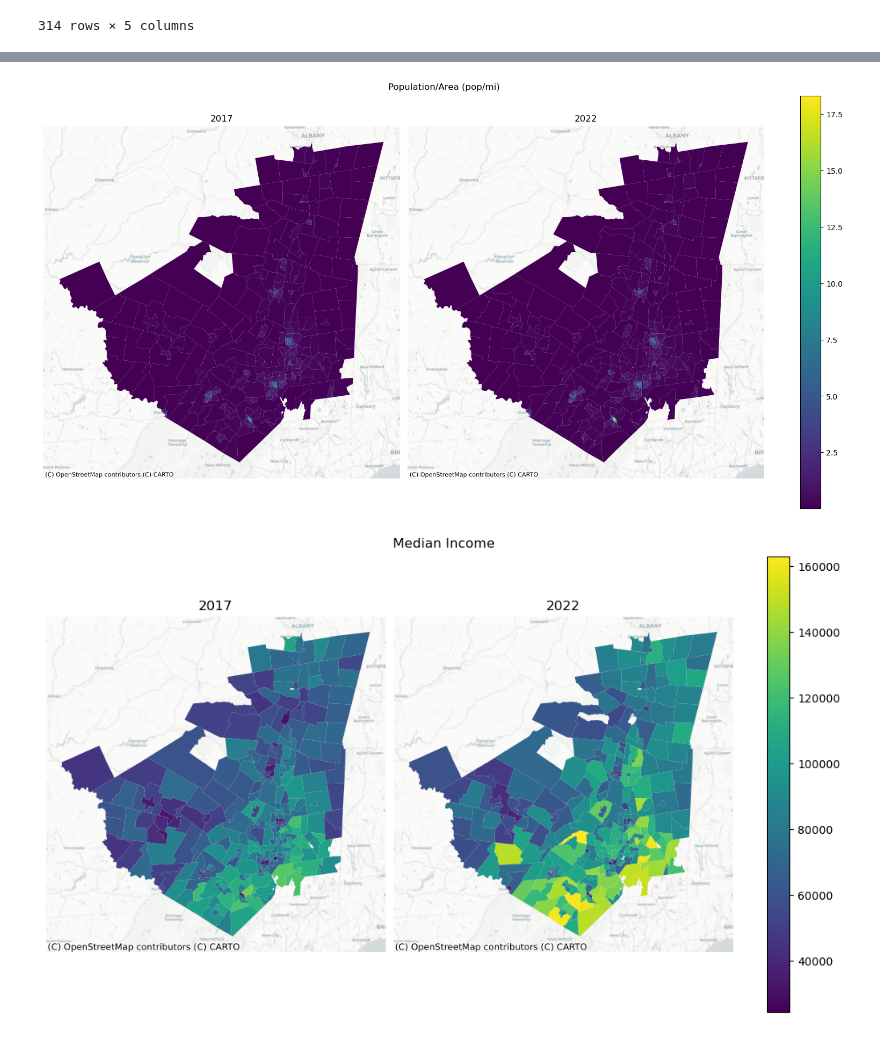
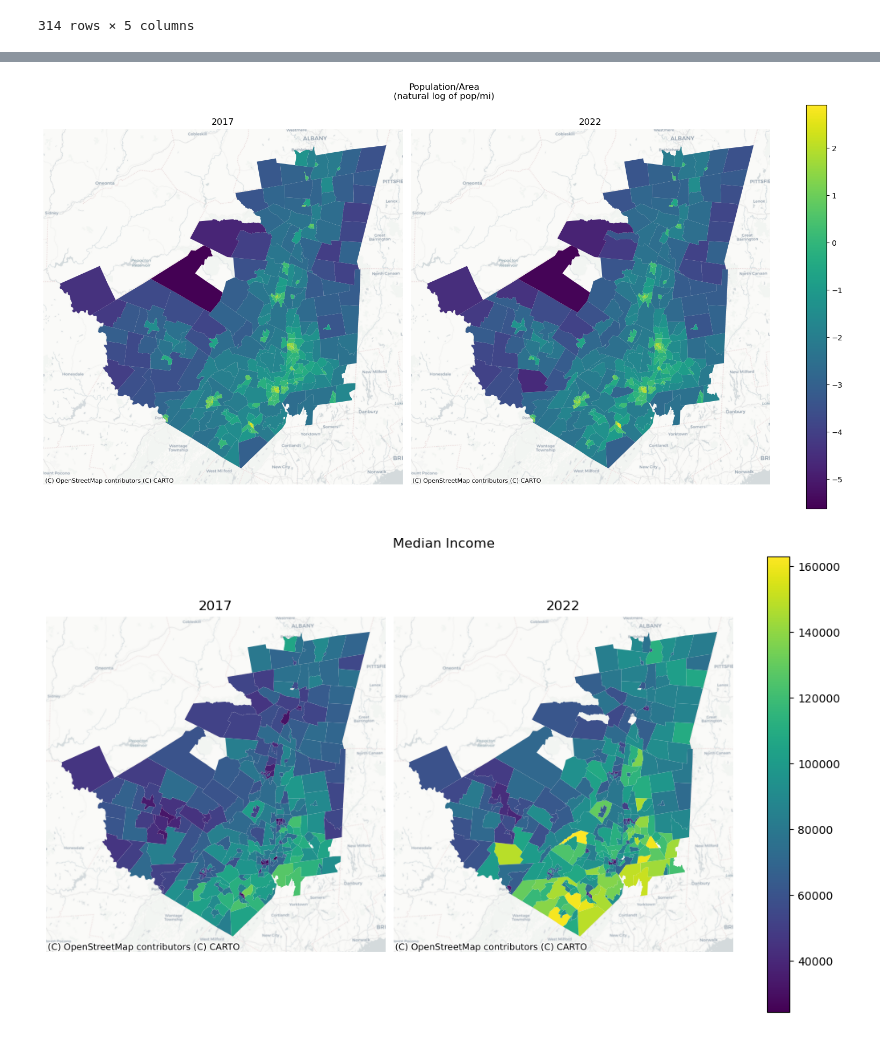
Before and after one commit to dkrasne/nys_farms, a Jupyter notebook: nys_farms_2_census.ipynb, the cells around one changed output, grey strips where cells are left out. Saved outputs shown, nothing was run; the diff lists cells and outputs as text; code cells hidden in the pictures.

```diff
--- a/nys_farms_2_census.ipynb
+++ b/nys_farms_2_census.ipynb
@@ -396,3 +397,23 @@ acsvar_dict['2017']['B01003']['variables'][0]['data']
 | 413 | 36 | 001 | 014302 | Census Tract 143.02, Albany Count... | 8458 |
 | 414 | 36 | 021 | 000100 | Census Tract 1, Columbia County, ... | 2367 |
 314 rows × 5 columns
+# %%
+pop2017 = gdf_tracts_core_2017.merge(acsvar_dict['2017']['B01003']['variables'][0]['data'], how='left', left_on=['STATEFP','COUNTYFP','TRACTCE'], right_on=["STATE",'COUNTY','TRACT']).assign(pop_area = lambda df: df.B01003_001E/meters_to_miles(df.ALAND))
+pop2022 = gdf_tracts_core_2022.merge(acsvar_dict['2022']['B01003']['variables'][0]['data'], how='left', left_on=['STATEFP','COUNTYFP','TRACTCE'], right_on=["STATE",'COUNTY','TRACT']).assign(pop_area = lambda df: df.B01003_001E/meters_to_miles(df.ALAND))
+vmin = min([pop2017.pop_area.min(),pop2022.pop_area.min()])
+vmax = max([pop2017.pop_area.max(),pop2022.pop_area.max()])
+
+fig, axs = plt.subplots(1,2, constrained_layout=True, figsize=(15,8))
+pop2017.plot(column='pop_area', ax=axs[0], vmin=vmin, vmax=vmax, cmap='viridis').set_axis_off()
+pop2022.plot(column='pop_area', ax=axs[1], vmin=vmin, vmax=vmax, cmap='viridis').set_axis_off()
+
+axs[0].set_title("2017")
+axs[1].set_title("2022")
+
+for ax in axs:
+    cx.add_basemap(ax=ax, crs=pop2017.crs, source=cx.providers.CartoDB.Positron)
+
+cbar = plt.cm.ScalarMappable(norm=plt.Normalize(vmin=vmin, vmax=vmax), cmap='viridis')
+
+fig.colorbar(cbar, ax=axs)
+fig.suptitle("Population/Area (pop/mi)");
@@ -399,25 +422,25 @@ acsvar_dict['2017']['B01003']['variables'][0]['data']
 # %%
-pop2017 = gdf_tracts_core_2017.merge(acsvar_dict['2017']['B01003']['variables'][0]['data'], how='left', left_on=['STATEFP','COUNTYFP','TRACTCE'], right_on=["STATE",'COUNTY','TRACT']).assign(pop_area = lambda df: df.B01003_001E/meters_to_miles(df.ALAND))
-pop2022 = gdf_tracts_core_2022.merge(acsvar_dict['2022']['B01003']['variables'][0]['data'], how='left', left_on=['STATEFP','COUNTYFP','TRACTCE'], right_on=["STATE",'COUNTY','TRACT']).assign(pop_area = lambda df: df.B01003_001E/meters_to_miles(df.ALAND))
+pop2017 = gdf_tracts_core_2017.merge(acsvar_dict['2017']['B01003']['variables'][0]['data'], how='left', left_on=['STATEFP','COUNTYFP','TRACTCE'], right_on=["STATE",'COUNTY','TRACT']).assign(pop_area = lambda df: df.B01003_001E/meters_to_miles(df.ALAND)).assign(pop_area = lambda df: df.pop_area.apply(math.log))
+pop2022 = gdf_tracts_core_2022.merge(acsvar_dict['2022']['B01003']['variables'][0]['data'], how='left', left_on=['STATEFP','COUNTYFP','TRACTCE'], right_on=["STATE",'COUNTY','TRACT']).assign(pop_area = lambda df: df.B01003_001E/meters_to_miles(df.ALAND)).assign(pop_area = lambda df: df.pop_area.apply(math.log))
 vmin = min([pop2017.pop_area.min(),pop2022.pop_area.min()])
 vmax = max([pop2017.pop_area.max(),pop2022.pop_area.max()])
 
 fig, axs = plt.subplots(1,2, constrained_layout=True, figsize=(15,8))
 pop2017.plot(column='pop_area', ax=axs[0], vmin=vmin, vmax=vmax, cmap='viridis').set_axis_off()
 pop2022.plot(column='pop_area', ax=axs[1], vmin=vmin, vmax=vmax, cmap='viridis').set_axis_off()
 
 axs[0].set_title("2017")
 axs[1].set_title("2022")
 
 for ax in axs:
     cx.add_basemap(ax=ax, crs=pop2017.crs, source=cx.providers.CartoDB.Positron)
 
 cbar = plt.cm.ScalarMappable(norm=plt.Normalize(vmin=vmin, vmax=vmax), cmap='viridis')
 
 fig.colorbar(cbar, ax=axs)
-fig.suptitle("Population/Area (pop/mi)");
+fig.suptitle("Population/Area\n(natural log of pop/mi)");
 # %% [output]
-[figure, old version]
+[figure, new version]
 # %%
 income2017 = gdf_tracts_core_2017.merge(acsvar_dict['2017']['B19013']['variables'][0]['data'], how='left', left_on=['STATEFP','COUNTYFP','TRACTCE'], right_on=["STATE",'COUNTY','TRACT'])
 income2022 = gdf_tracts_core_2022.merge(acsvar_dict['2022']['B19013']['variables'][0]['data'], how='left', left_on=['STATEFP','COUNTYFP','TRACTCE'], right_on=["STATE",'COUNTY','TRACT'])
```
Also changed, not shown: parts of 48 cells of this notebook, 4 other files.
